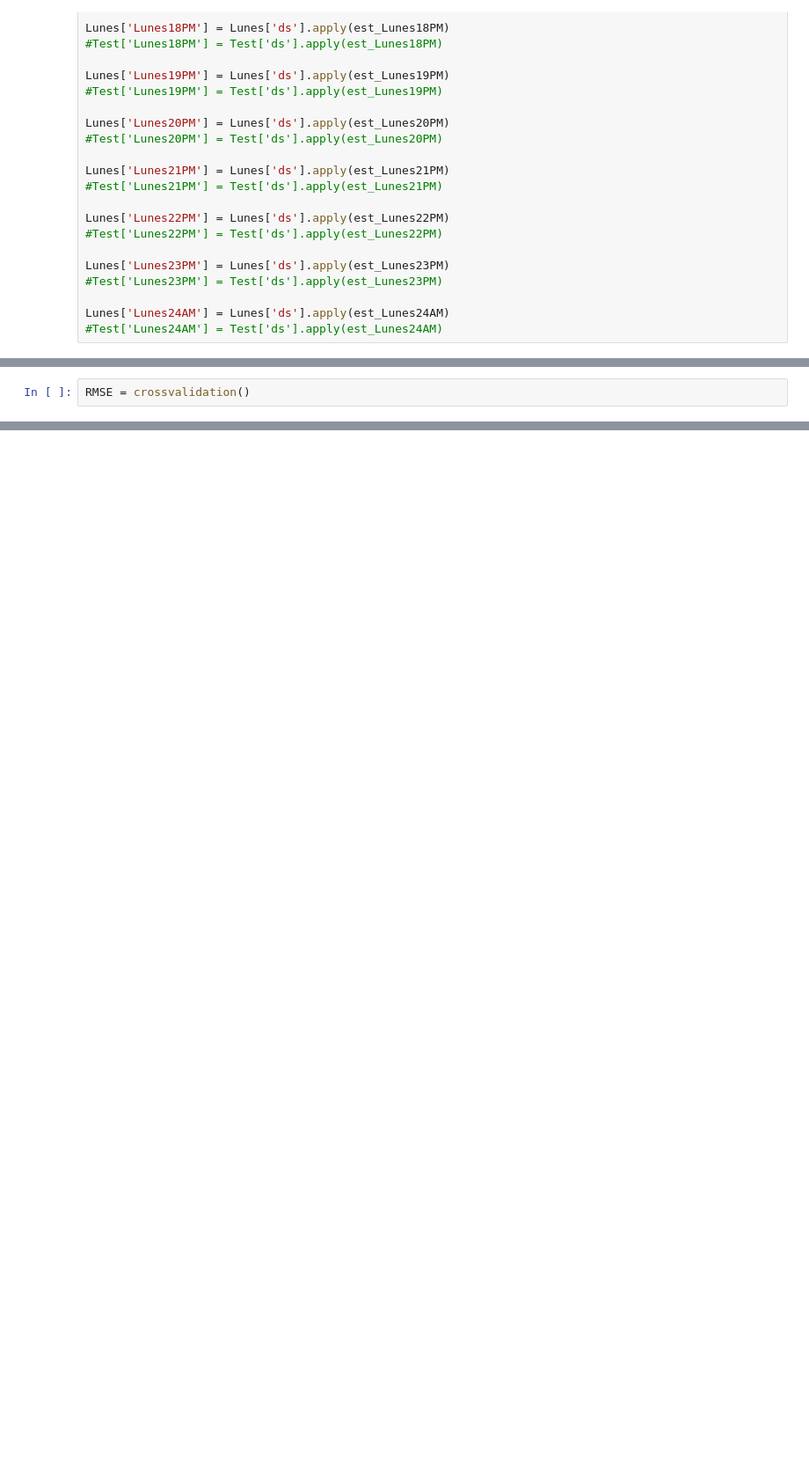
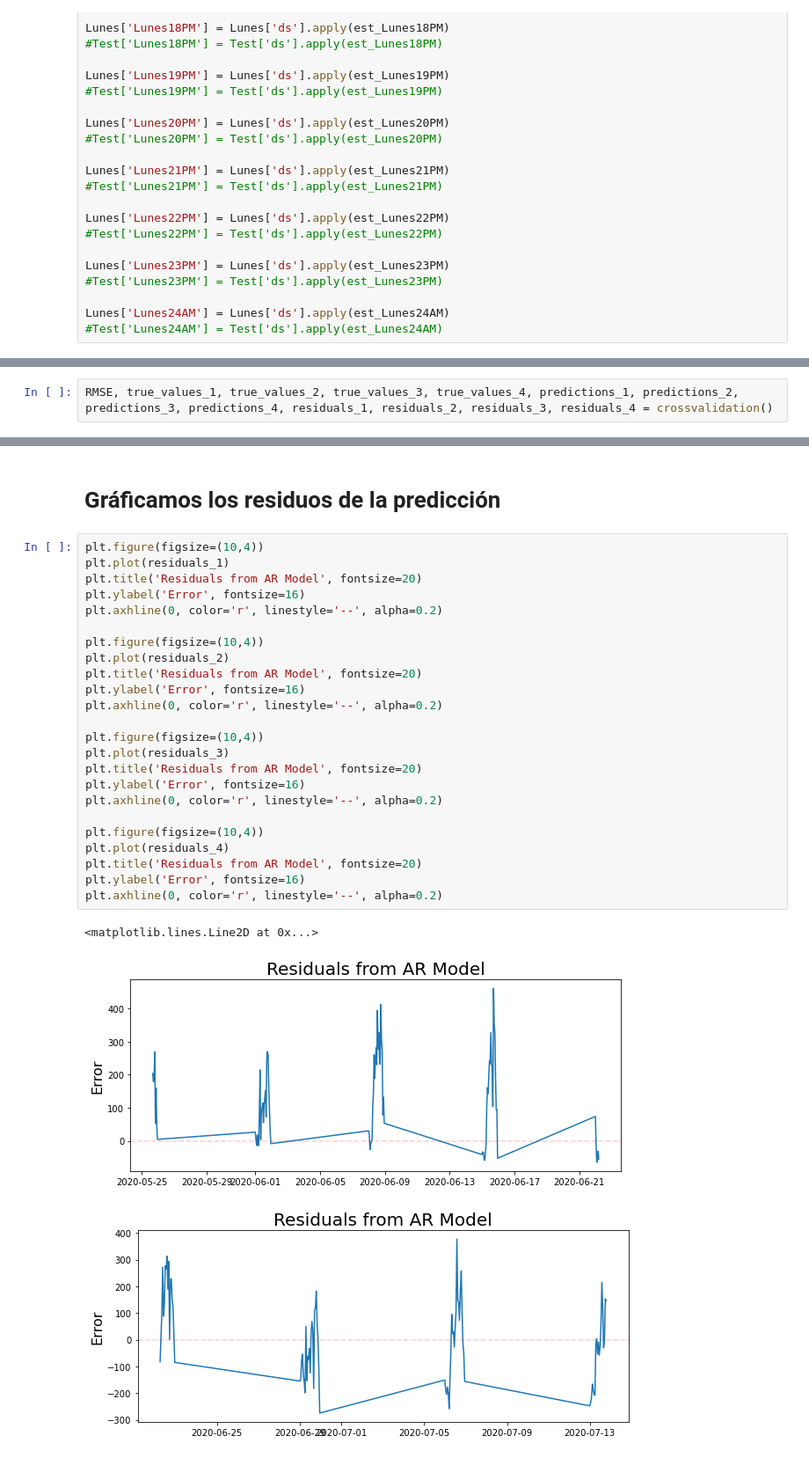
Before and after one commit to Jhonvalencia77/6to_avance, a Jupyter notebook: Cross_Validation_OnaRollingBasis.ipynb, the cells around one changed output, grey strips where cells are left out. Shown at 88% size. Drawn from its saved outputs; the diff is of its cells as text; blank space fills up the shorter version.

```diff
--- a/Cross_Validation_OnaRollingBasis.ipynb
+++ b/Cross_Validation_OnaRollingBasis.ipynb
@@ -532,5 +555,5 @@ def crossvalidation():
 # %%
-RMSE = crossvalidation()
+RMSE, true_values_1, true_values_2, true_values_3, true_values_4, predictions_1, predictions_2, predictions_3, predictions_4, residuals_1, residuals_2, residuals_3, residuals_4 = crossvalidation()
 # %% [output]
 INFO:fbprophet:Disabling yearly seasonality. Run prophet with yearly_seasonality=True to override this.
 Initial log joint probability = -1053.19
@@ -612,0 +685,30 @@ RMSE
+# %% [markdown]
+# Gráficamos los residuos de la predicción
+# %%
+plt.figure(figsize=(10,4))
+plt.plot(residuals_1)
+plt.title('Residuals from AR Model', fontsize=20)
+plt.ylabel('Error', fontsize=16)
+plt.axhline(0, color='r', linestyle='--', alpha=0.2)
+
+plt.figure(figsize=(10,4))
+plt.plot(residuals_2)
+plt.title('Residuals from AR Model', fontsize=20)
+plt.ylabel('Error', fontsize=16)
+plt.axhline(0, color='r', linestyle='--', alpha=0.2)
+
+plt.figure(figsize=(10,4))
+plt.plot(residuals_3)
+plt.title('Residuals from AR Model', fontsize=20)
+plt.ylabel('Error', fontsize=16)
+plt.axhline(0, color='r', linestyle='--', alpha=0.2)
+
+plt.figure(figsize=(10,4))
+plt.plot(residuals_4)
+plt.title('Residuals from AR Model', fontsize=20)
+plt.ylabel('Error', fontsize=16)
+plt.axhline(0, color='r', linestyle='--', alpha=0.2)
+# %% [output]
+<matplotlib.lines.Line2D at 0x...>
+[figure, added]
+[figure, added]
```
Also changed, not shown: parts of 20 cells of this notebook.
